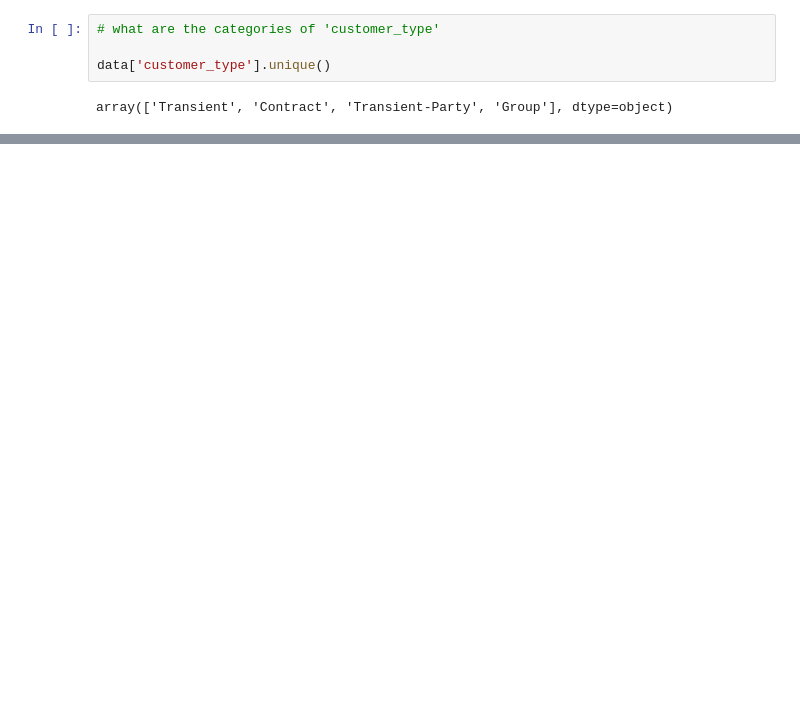
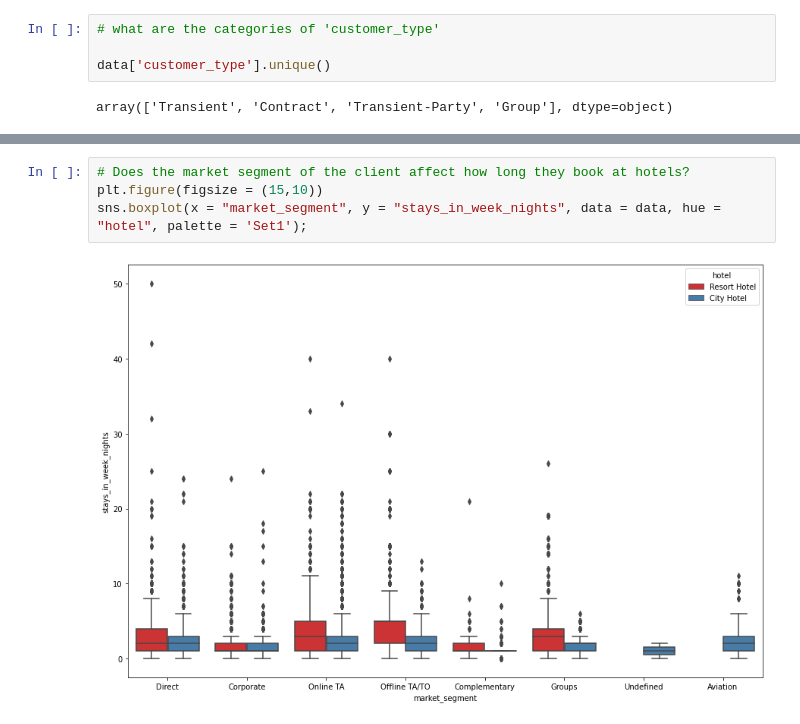
Before and after one commit to Danie-O/machine-learning, a Jupyter notebook: hotel-booking-analysis/hotel_booking_EDA.ipynb, the cells around one changed output, grey strips where cells are left out. Saved outputs shown, nothing was run; the diff lists cells and outputs as text; blank space fills up the shorter version.

```diff
--- a/hotel-booking-analysis/hotel_booking_EDA.ipynb
+++ b/hotel-booking-analysis/hotel_booking_EDA.ipynb
@@ -257,5 +359,11 @@ data['market_segment'].unique()
 # %% [output]
 array(['Direct', 'Corporate', 'Online TA', 'Offline TA/TO',
        'Complementary', 'Groups', 'Undefined', 'Aviation'], dtype=object)
+# %%
+# Does the market segment of the client affect how long they book at hotels?
+plt.figure(figsize = (15,10))
+sns.boxplot(x = "market_segment", y = "stays_in_week_nights", data = data, hue = "hotel", palette = 'Set1');
+# %% [output]
+[figure, added]
 # %%
 # what are the categories of 'reserved_room_type'
```
Also changed, not shown: parts of 16 cells of this notebook.
